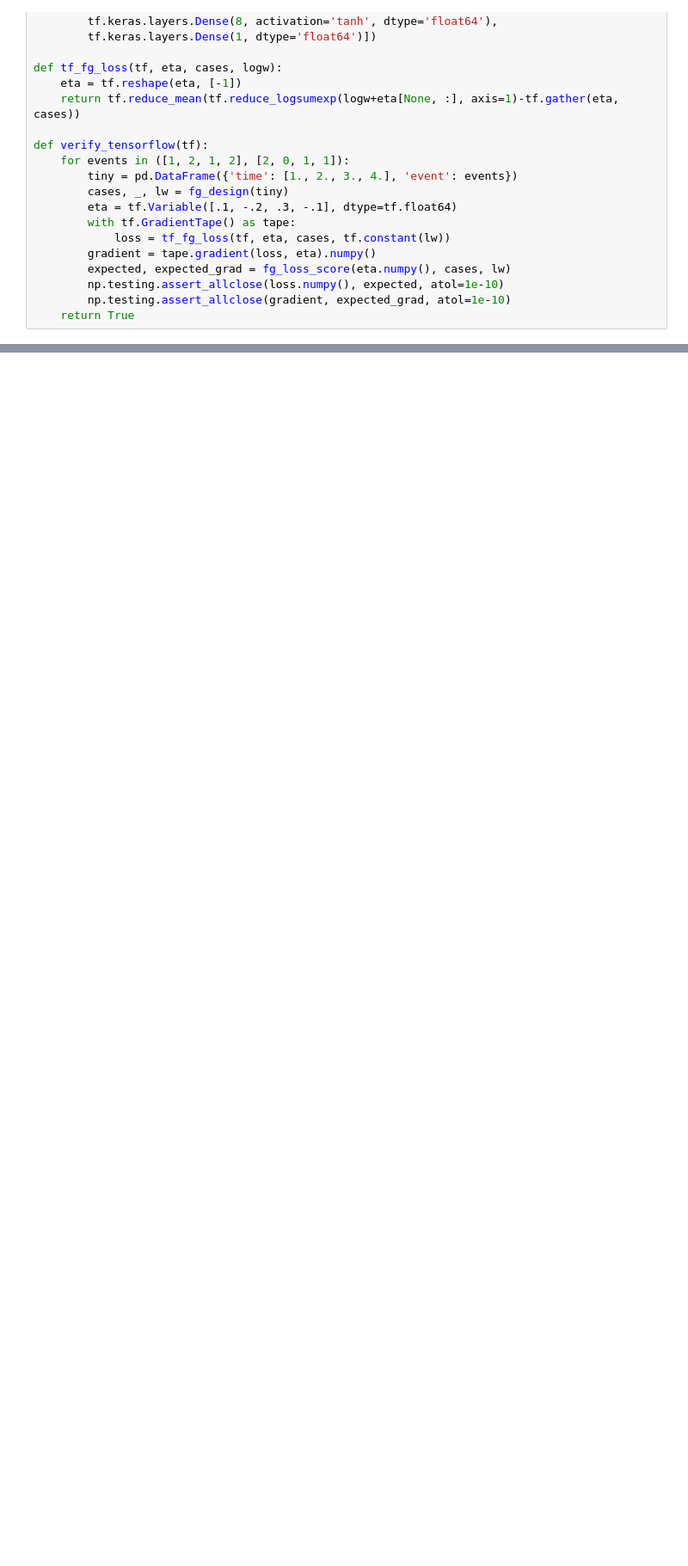
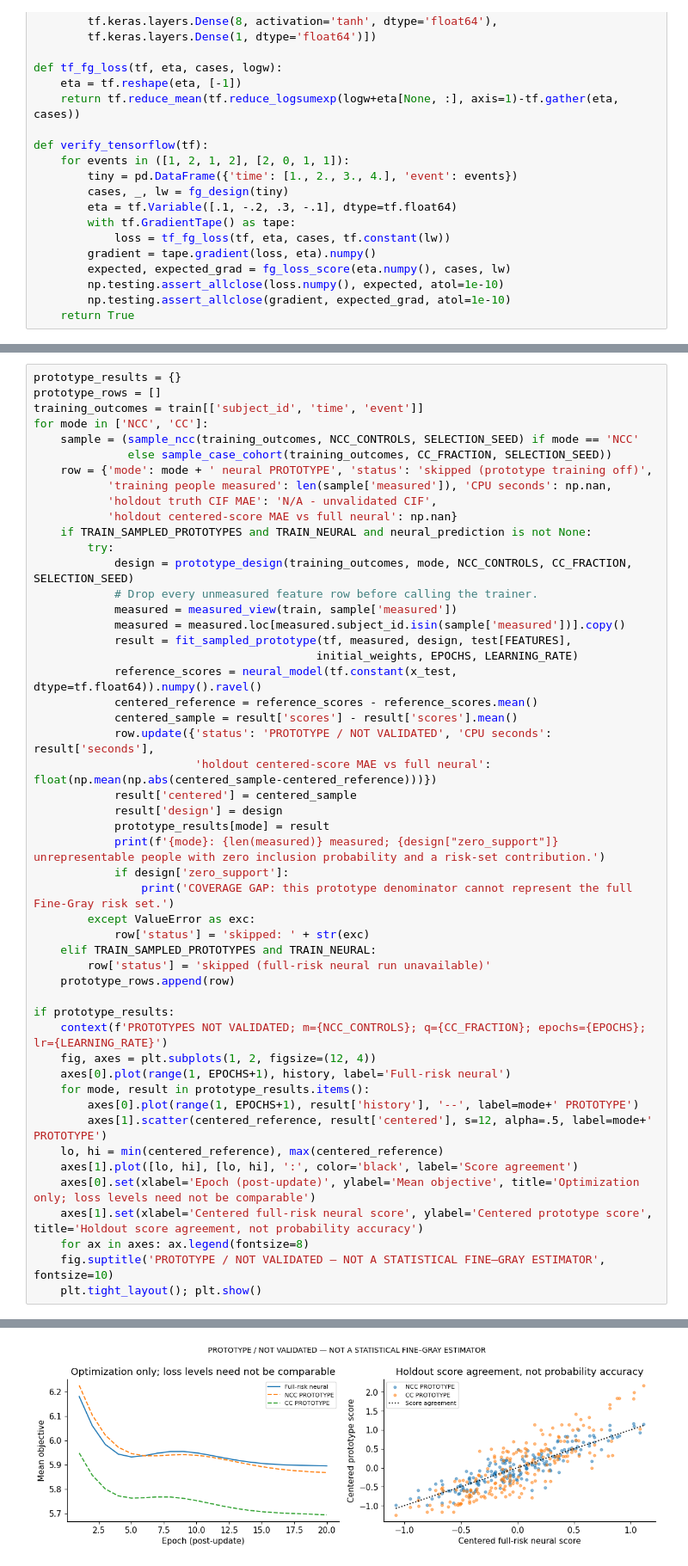
Before and after one commit to MichaelFalk1/Fine_Gray_Competing_Risk_WorkShop, a Jupyter notebook: workshop.ipynb, the cells around one changed output, grey strips where cells are left out. Shown at 86% size. Saved outputs shown, nothing was run; the diff lists cells and outputs as text; blank space fills up the shorter version.

```diff
--- a/workshop.ipynb
+++ b/workshop.ipynb
@@ -974,0 +1071,51 @@ with these estimators. No approximate sampled loss is included.
+# %%
+prototype_results = {}
+prototype_rows = []
+training_outcomes = train[['subject_id', 'time', 'event']]
+for mode in ['NCC', 'CC']:
+    sample = (sample_ncc(training_outcomes, NCC_CONTROLS, SELECTION_SEED) if mode == 'NCC'
+              else sample_case_cohort(training_outcomes, CC_FRACTION, SELECTION_SEED))
+    row = {'mode': mode + ' neural PROTOTYPE', 'status': 'skipped (prototype training off)',
+           'training people measured': len(sample['measured']), 'CPU seconds': np.nan,
+           'holdout truth CIF MAE': 'N/A - unvalidated CIF',
+           'holdout centered-score MAE vs full neural': np.nan}
+    if TRAIN_SAMPLED_PROTOTYPES and TRAIN_NEURAL and neural_prediction is not None:
+        try:
+            design = prototype_design(training_outcomes, mode, NCC_CONTROLS, CC_FRACTION, SELECTION_SEED)
+            # Drop every unmeasured feature row before calling the trainer.
+            measured = measured_view(train, sample['measured'])
+            measured = measured.loc[measured.subject_id.isin(sample['measured'])].copy()
+            result = fit_sampled_prototype(tf, measured, design, test[FEATURES],
+                                          initial_weights, EPOCHS, LEARNING_RATE)
+            reference_scores = neural_model(tf.constant(x_test, dtype=tf.float64)).numpy().ravel()
+            centered_reference = reference_scores - reference_scores.mean()
+            centered_sample = result['scores'] - result['scores'].mean()
+            row.update({'status': 'PROTOTYPE / NOT VALIDATED', 'CPU seconds': result['seconds'],
+                        'holdout centered-score MAE vs full neural': float(np.mean(np.abs(centered_sample-centered_reference)))})
+            result['centered'] = centered_sample
+            result['design'] = design
+            prototype_results[mode] = result
+            print(f'{mode}: {len(measured)} measured; {design["zero_support"]} unrepresentable people with zero inclusion probability and a risk-set contribution.')
+            if design['zero_support']:
+                print('COVERAGE GAP: this prototype denominator cannot represent the full Fine-Gray risk set.')
+        except ValueError as exc:
+            row['status'] = 'skipped: ' + str(exc)
+    elif TRAIN_SAMPLED_PROTOTYPES and TRAIN_NEURAL:
+        row['status'] = 'skipped (full-risk neural run unavailable)'
+    prototype_rows.append(row)
+
+if prototype_results:
+    context(f'PROTOTYPES NOT VALIDATED; m={NCC_CONTROLS}; q={CC_FRACTION}; epochs={EPOCHS}; lr={LEARNING_RATE}')
+    fig, axes = plt.subplots(1, 2, figsize=(12, 4))
+    axes[0].plot(range(1, EPOCHS+1), history, label='Full-risk neural')
+    for mode, result in prototype_results.items():
+        axes[0].plot(range(1, EPOCHS+1), result['history'], '--', label=mode+' PROTOTYPE')
+        axes[1].scatter(centered_reference, result['centered'], s=12, alpha=.5, label=mode+' PROTOTYPE')
+    lo, hi = min(centered_reference), max(centered_reference)
+    axes[1].plot([lo, hi], [lo, hi], ':', color='black', label='Score agreement')
+    axes[0].set(xlabel='Epoch (post-update)', ylabel='Mean objective', title='Optimization only; loss levels need not be comparable')
+    axes[1].set(xlabel='Centered full-risk neural score', ylabel='Centered prototype score', title='Holdout score agreement, not probability accuracy')
+    for ax in axes: ax.legend(fontsize=8)
+    fig.suptitle('PROTOTYPE / NOT VALIDATED — NOT A STATISTICAL FINE–GRAY ESTIMATOR', fontsize=10)
+    plt.tight_layout(); plt.show()
+# %% [output]
@@ -974,0 +1125 @@ with these estimators. No approximate sampled loss is included.
+[figure, added]
```
Also changed, not shown: parts of 12 cells of this notebook, 2 other files.
